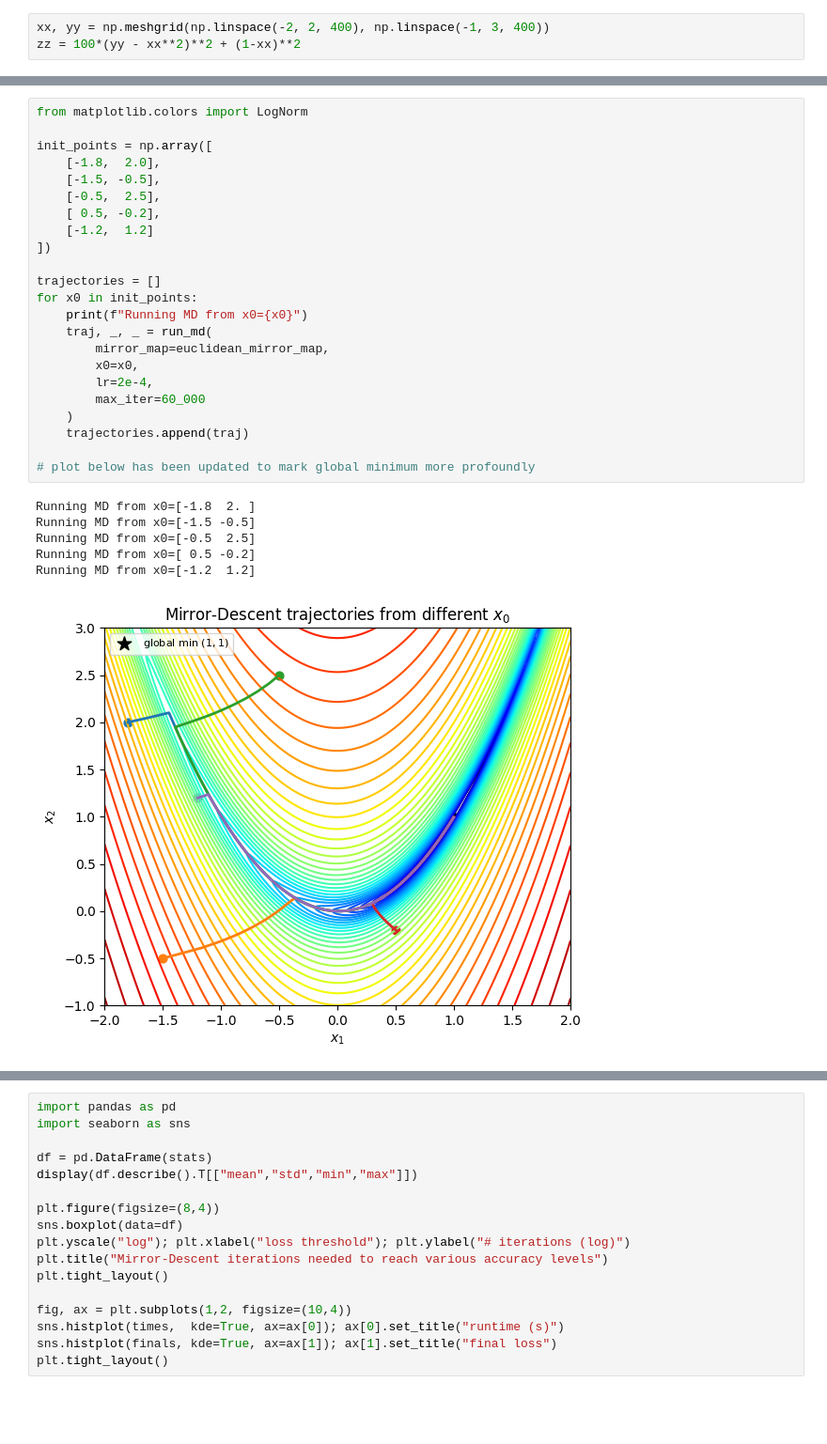
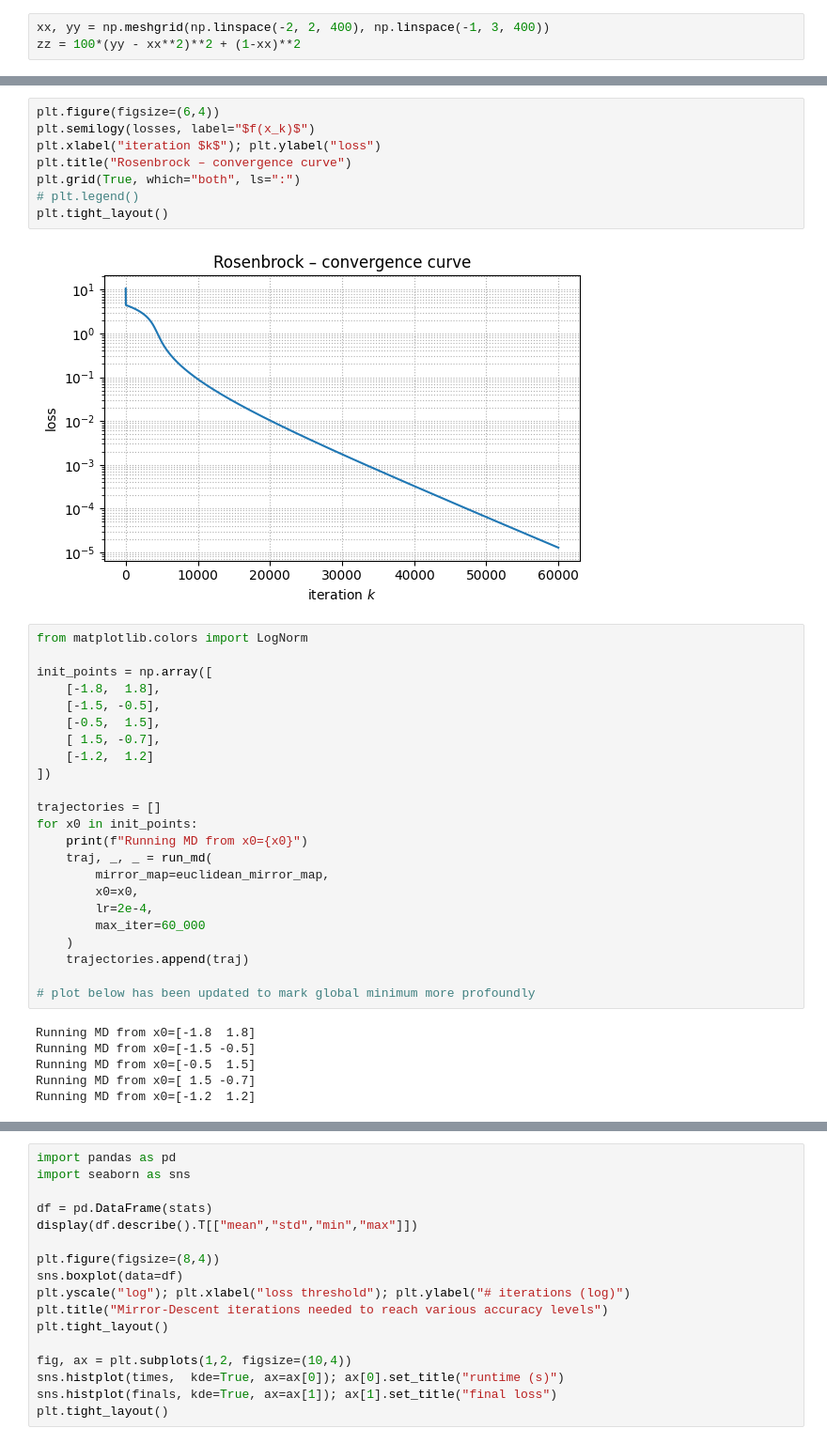
Before and after one commit to 17Andri17/Mirror-Descent, a Jupyter notebook: Mirror_Descent_Rosenbrock_new.ipynb, the cells around one changed output, grey strips where cells are left out. Shown at 94% size. Saved outputs shown, nothing was run; the diff lists cells and outputs as text; blank space fills up the shorter version.

```diff
--- a/Mirror_Descent_Rosenbrock_new.ipynb
+++ b/Mirror_Descent_Rosenbrock_new.ipynb
@@ -96,11 +97,21 @@ plt.tight_layout()
+# %%
+plt.figure(figsize=(6,4))
+plt.semilogy(losses, label="$f(x_k)$")
+plt.xlabel("iteration $k$"); plt.ylabel("loss")
+plt.title("Rosenbrock – convergence curve")
+plt.grid(True, which="both", ls=":")
+# plt.legend()
+plt.tight_layout()
+# %% [output]
+[figure, new version]
 # %%
 from matplotlib.colors import LogNorm
 
 init_points = np.array([
-    [-1.8,  2.0],
+    [-1.8,  1.8],
     [-1.5, -0.5],
-    [-0.5,  2.5],
-    [ 0.5, -0.2],
+    [-0.5,  1.5],
+    [ 1.5, -0.7],
     [-1.2,  1.2]
 ])
 
@@ -117,12 +128,11 @@ for x0 in init_points:
 
 # plot below has been updated to mark global minimum more profoundly
 # %% [output]
-Running MD from x0=[-1.8  2. ]
+Running MD from x0=[-1.8  1.8]
 Running MD from x0=[-1.5 -0.5]
-Running MD from x0=[-0.5  2.5]
-Running MD from x0=[ 0.5 -0.2]
+Running MD from x0=[-0.5  1.5]
+Running MD from x0=[ 1.5 -0.7]
 Running MD from x0=[-1.2  1.2]
-[figure, removed]
 # %%
 plt.figure(figsize=(6,5))
 levels = np.logspace(-1, 3.5, 40)
```
Also changed, not shown: parts of 9 cells of this notebook.
